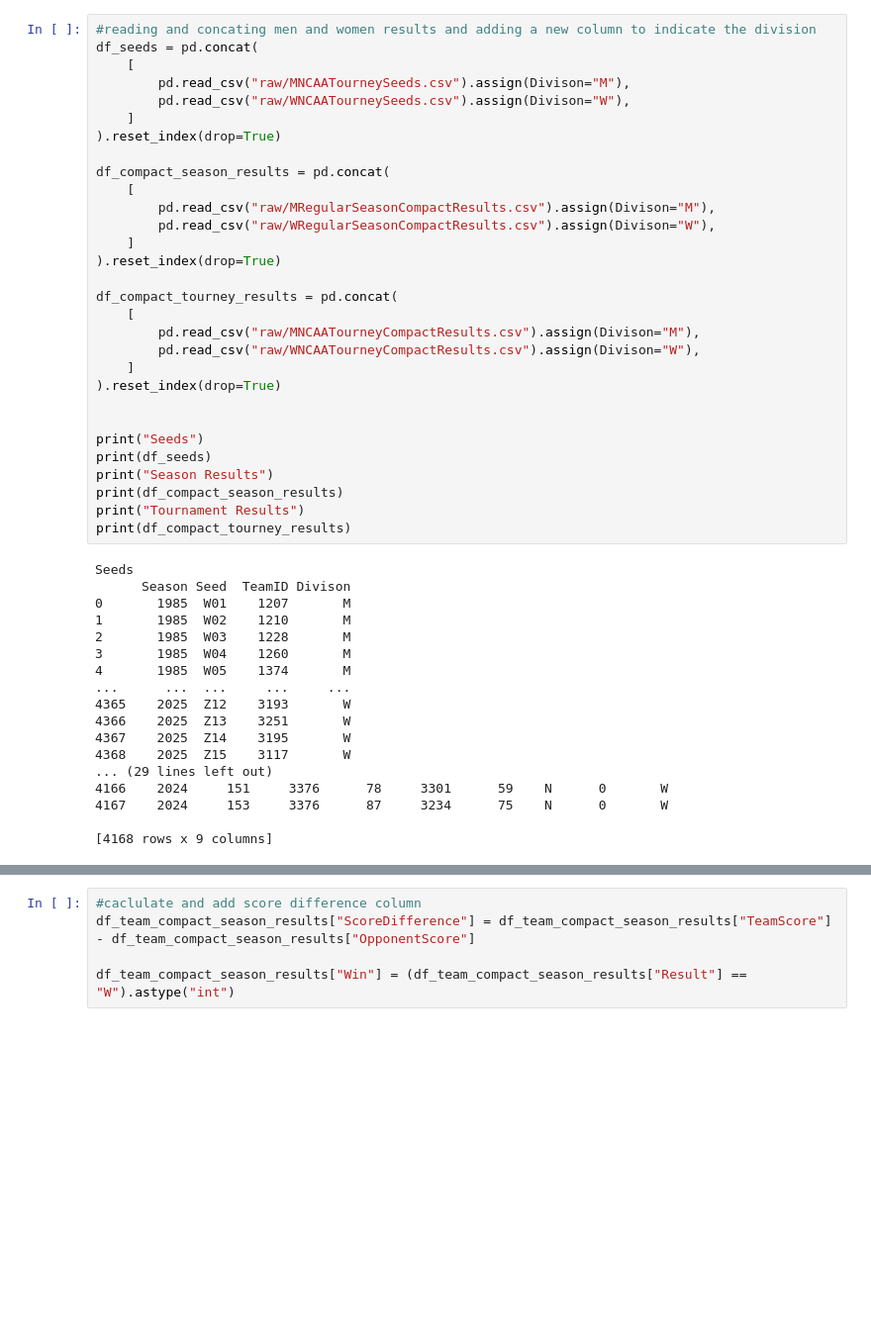
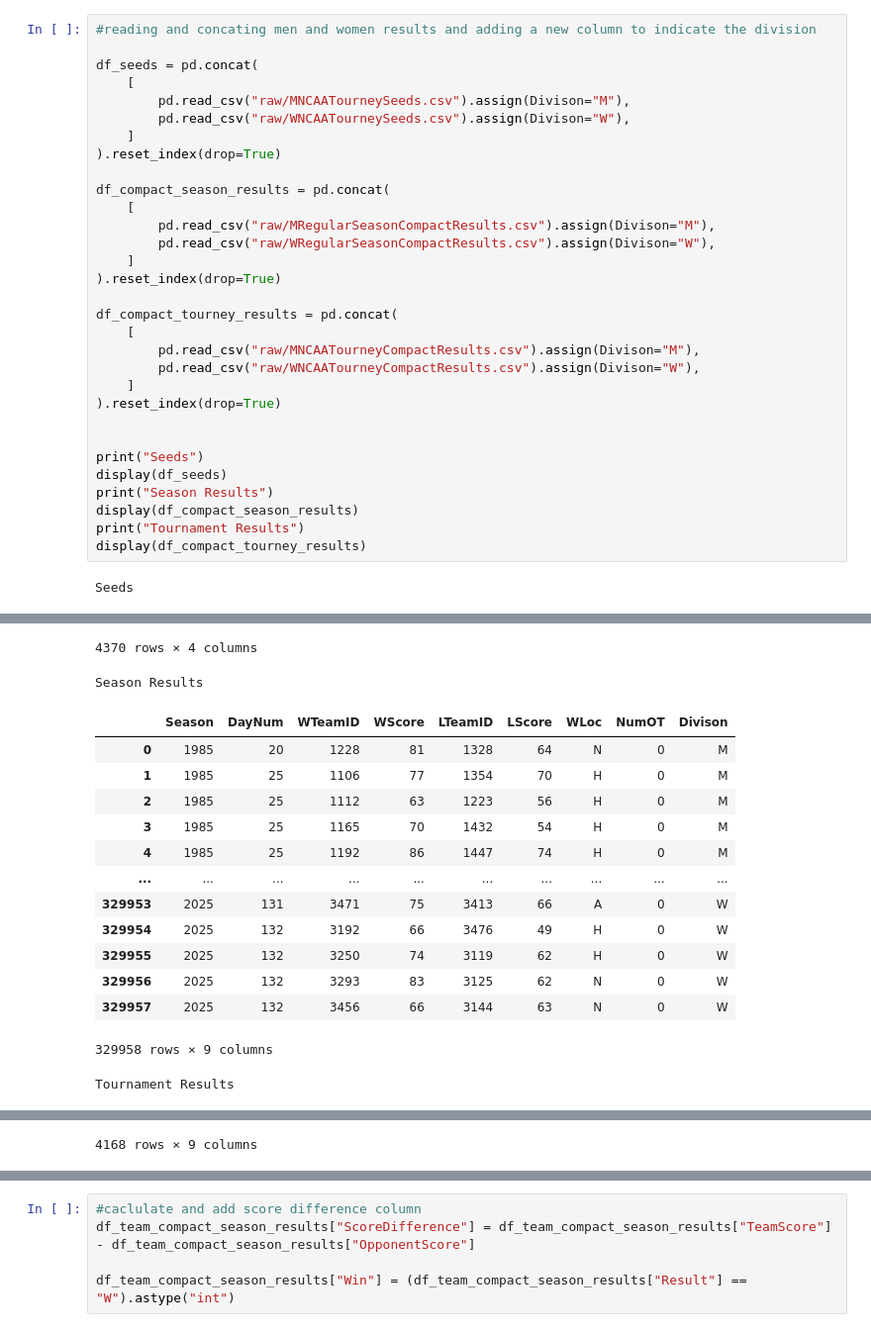
Before and after one commit to jamie07262/INFO-3608-PROJECT, a Jupyter notebook: Clone.ipynb, the cells around one changed output, grey strips where cells are left out. Shown: that part at 99% size. Saved outputs shown, nothing was run; the diff lists cells and outputs as text; blank space fills up the shorter version.

Commit message:
Pretty-up the tables + assign proper column headers

```diff
--- a/Clone.ipynb
+++ b/Clone.ipynb
@@ -46,5 +49,6 @@ import pandas as pd
 # %%
 #reading and concating men and women results and adding a new column to indicate the division
+
 df_seeds = pd.concat(
     [
         pd.read_csv("raw/MNCAATourneySeeds.csv").assign(Divison="M"),
@@ -68,26 +72,10 @@ df_compact_tourney_results = pd.concat(
 
 
 print("Seeds")
-print(df_seeds)
+display(df_seeds)
 print("Season Results")
-print(df_compact_season_results)
+display(df_compact_season_results)
 print("Tournament Results")
-print(df_compact_tourney_results)
+display(df_compact_tourney_results)
 # %% [output]
 Seeds
-      Season Seed  TeamID Divison
-0       1985  W01    1207       M
-1       1985  W02    1210       M
-2       1985  W03    1228       M
-3       1985  W04    1260       M
-4       1985  W05    1374       M
-...      ...  ...     ...     ...
-4365    2025  Z12    3193       W
-4366    2025  Z13    3251       W
-4367    2025  Z14    3195       W
-4368    2025  Z15    3117       W
-... (29 lines left out)
-4166    2024     151     3376      78     3301      59    N      0       W
-4167    2024     153     3376      87     3234      75    N      0       W
-
-[4168 rows x 9 columns]
@@ -93,0 +94,16 @@ Seeds
+4370 rows × 4 columns
+Season Results
+|  | Season | DayNum | WTeamID | WScore | LTeamID | LScore | WLoc | NumOT | Divison |
+| 0 | 1985 | 20 | 1228 | 81 | 1328 | 64 | N | 0 | M |
+| 1 | 1985 | 25 | 1106 | 77 | 1354 | 70 | H | 0 | M |
+| 2 | 1985 | 25 | 1112 | 63 | 1223 | 56 | H | 0 | M |
+| 3 | 1985 | 25 | 1165 | 70 | 1432 | 54 | H | 0 | M |
+| 4 | 1985 | 25 | 1192 | 86 | 1447 | 74 | H | 0 | M |
+| ... | ... | ... | ... | ... | ... | ... | ... | ... | ... |
+| 329953 | 2025 | 131 | 3471 | 75 | 3413 | 66 | A | 0 | W |
+| 329954 | 2025 | 132 | 3192 | 66 | 3476 | 49 | H | 0 | W |
+| 329955 | 2025 | 132 | 3250 | 74 | 3119 | 62 | H | 0 | W |
+| 329956 | 2025 | 132 | 3293 | 83 | 3125 | 62 | N | 0 | W |
+| 329957 | 2025 | 132 | 3456 | 66 | 3144 | 63 | N | 0 | W |
+329958 rows × 9 columns
+Tournament Results
@@ -93,0 +122 @@ Seeds
+4168 rows × 9 columns
```
Also changed, not shown: parts of 16 cells of this notebook.
